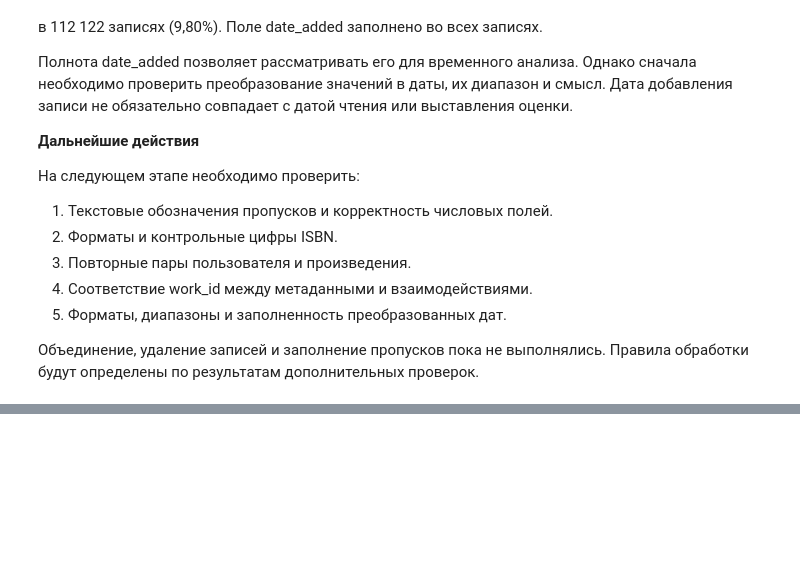
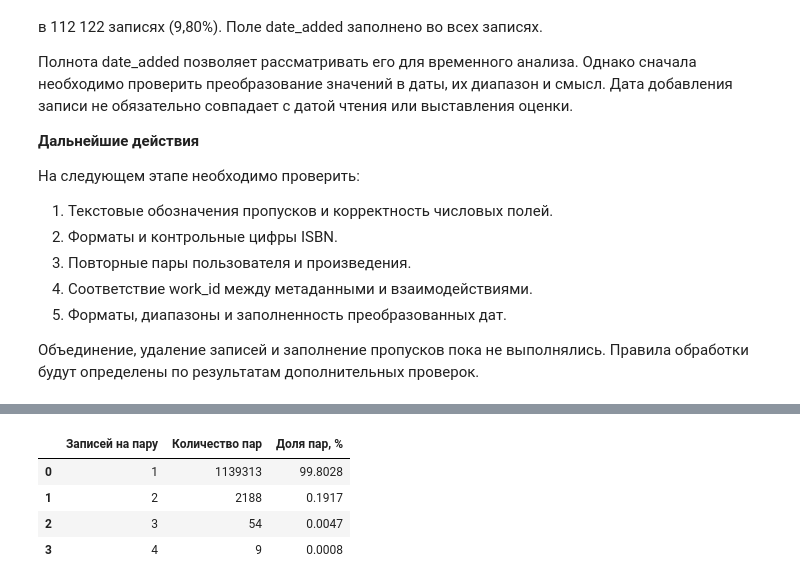
Before and after one commit to RafaelART01/BookRecommender, a Jupyter notebook: notebooks/01_data_audit.ipynb, the cells around one changed output, grey strips where cells are left out. Cells and saved outputs as stored; diff of their text form; code cells hidden in the pictures; blank space fills up the shorter version.

```diff
--- a/notebooks/01_data_audit.ipynb
+++ b/notebooks/01_data_audit.ipynb
@@ -691,0 +896,22 @@ isbn13 в 1 661 записи (12,28%). Эти группы могут перес
+# %%
+pair_frequency = (
+    pair_counts
+    .value_counts()
+    .sort_index()
+    .rename_axis("Записей на пару")
+    .reset_index(name="Количество пар")
+)
+
+pair_frequency["Доля пар, %"] = (
+    pair_frequency["Количество пар"]
+    / len(pair_counts)
+    * 100
+).round(4)
+
+pair_frequency
+# %% [output]
+|  | Записей на пару | Количество пар | Доля пар, % |
+| 0 | 1 | 1139313 | 99.8028 |
+| 1 | 2 | 2188 | 0.1917 |
+| 2 | 3 | 54 | 0.0047 |
+| 3 | 4 | 9 | 0.0008 |
```
Also changed, not shown: parts of 18 cells of this notebook.
